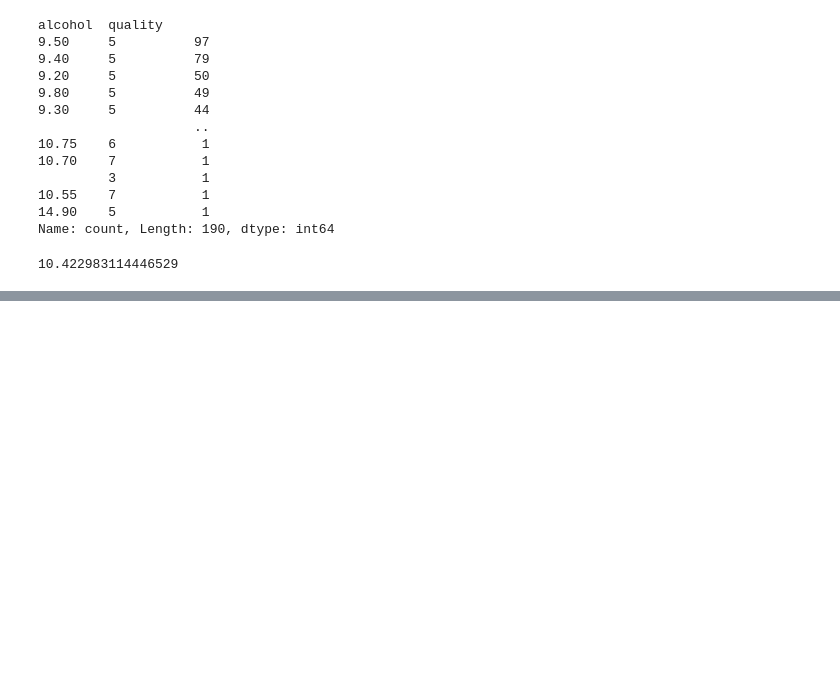
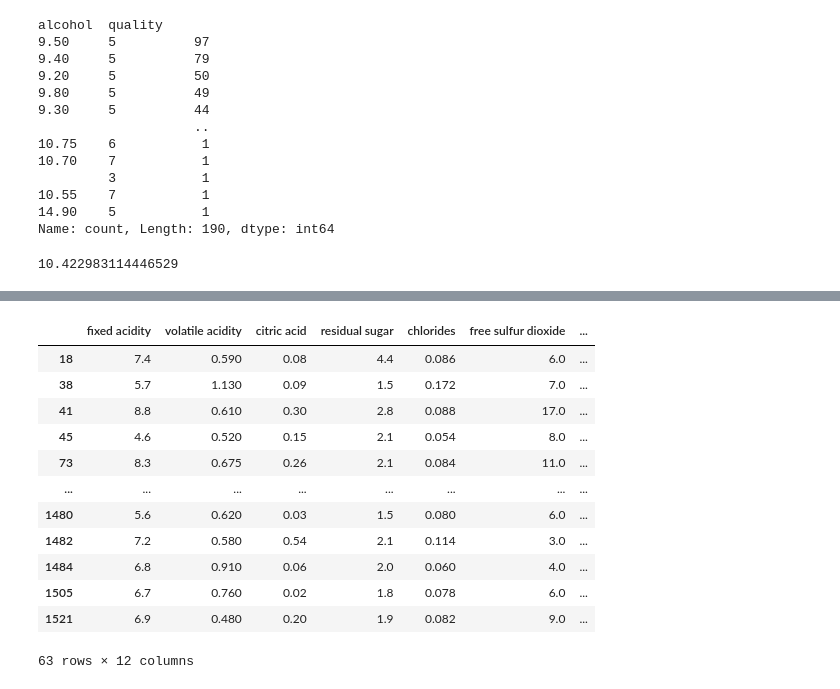
Before and after one commit to cayob/web, a Jupyter notebook: book1.ipynb, the cells around one changed output, grey strips where cells are left out. Saved outputs shown, nothing was run; the diff lists cells and outputs as text; code cells hidden in the pictures; blank space fills up the shorter version.

```diff
--- a/book1.ipynb
+++ b/book1.ipynb
@@ -105,0 +208,16 @@ ConversionError: Failed to convert value(s) to axis units: 'alcohol'
+# %%
+df[df_ph_qua['quality']<=4]
+# %% [output]
+|  | fixed acidity | volatile acidity | citric acid | residual sugar | chlorides | free sulfur dioxide | ... |
+| 18 | 7.4 | 0.590 | 0.08 | 4.4 | 0.086 | 6.0 | ... |
+| 38 | 5.7 | 1.130 | 0.09 | 1.5 | 0.172 | 7.0 | ... |
+| 41 | 8.8 | 0.610 | 0.30 | 2.8 | 0.088 | 17.0 | ... |
+| 45 | 4.6 | 0.520 | 0.15 | 2.1 | 0.054 | 8.0 | ... |
+| 73 | 8.3 | 0.675 | 0.26 | 2.1 | 0.084 | 11.0 | ... |
+| ... | ... | ... | ... | ... | ... | ... | ... |
+| 1480 | 5.6 | 0.620 | 0.03 | 1.5 | 0.080 | 6.0 | ... |
+| 1482 | 7.2 | 0.580 | 0.54 | 2.1 | 0.114 | 3.0 | ... |
+| 1484 | 6.8 | 0.910 | 0.06 | 2.0 | 0.060 | 4.0 | ... |
+| 1505 | 6.7 | 0.760 | 0.02 | 1.8 | 0.078 | 6.0 | ... |
+| 1521 | 6.9 | 0.480 | 0.20 | 1.9 | 0.082 | 9.0 | ... |
+63 rows × 12 columns
```
Also changed, not shown: parts of 13 cells of this notebook.
